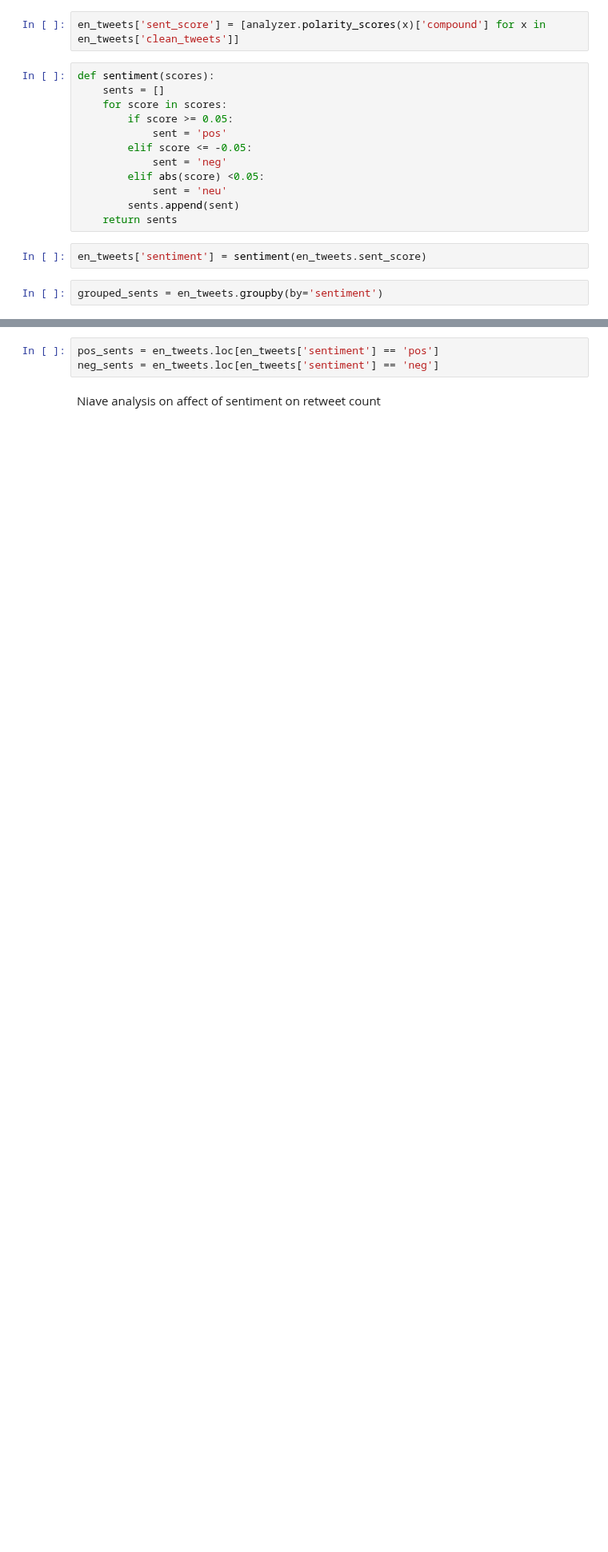
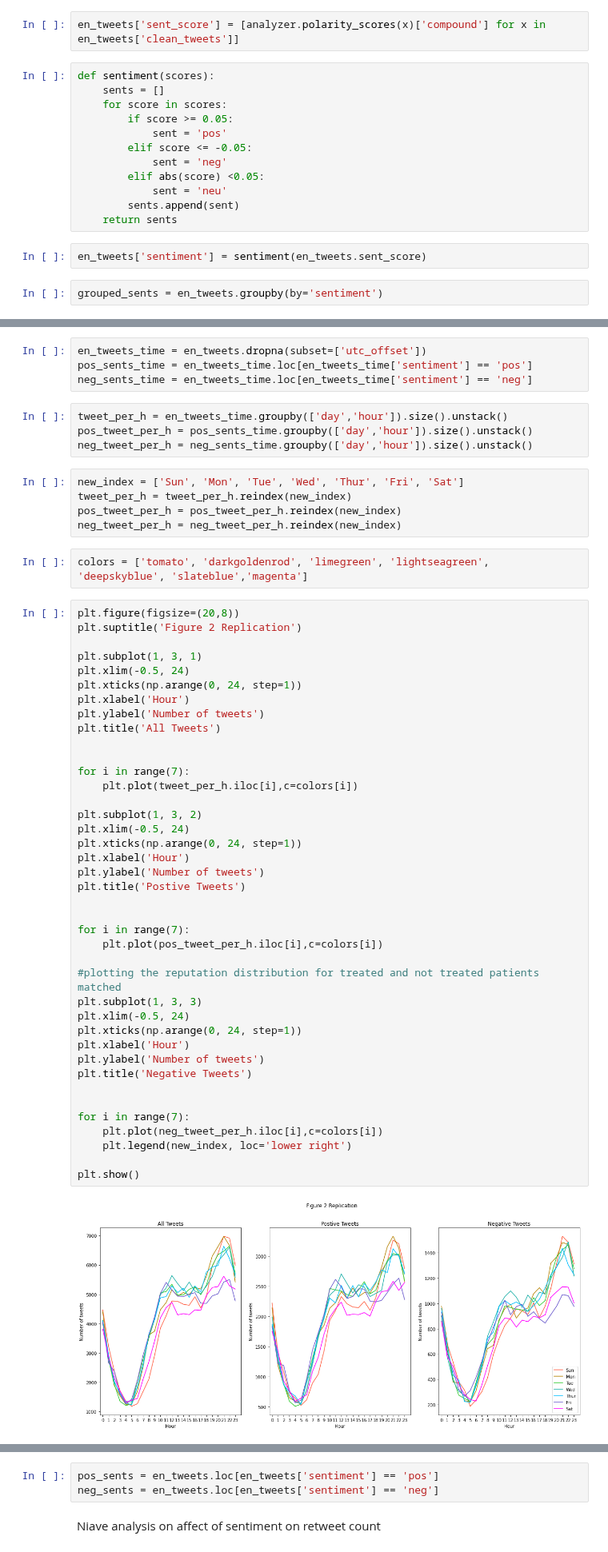
Before and after one commit to epfl-ada/ada-2020-project-milestone-p3-p3_musetti-adaletti, a Jupyter notebook: Creative_extension_analysis.ipynb, the cells around one changed output, grey strips where cells are left out. Shown at 80% size. Cells and saved outputs as stored; diff of their text form; blank space fills up the shorter version.

```diff
--- a/Creative_extension_analysis.ipynb
+++ b/Creative_extension_analysis.ipynb
@@ -278,0 +387,57 @@ plt.show()
+# %%
+en_tweets_time = en_tweets.dropna(subset=['utc_offset'])
+pos_sents_time = en_tweets_time.loc[en_tweets_time['sentiment'] == 'pos']
+neg_sents_time = en_tweets_time.loc[en_tweets_time['sentiment'] == 'neg']
+# %%
+tweet_per_h = en_tweets_time.groupby(['day','hour']).size().unstack()
+pos_tweet_per_h = pos_sents_time.groupby(['day','hour']).size().unstack()
+neg_tweet_per_h = neg_sents_time.groupby(['day','hour']).size().unstack()
+# %%
+new_index = ['Sun', 'Mon', 'Tue', 'Wed', 'Thur', 'Fri', 'Sat']
+tweet_per_h = tweet_per_h.reindex(new_index)
+pos_tweet_per_h = pos_tweet_per_h.reindex(new_index)
+neg_tweet_per_h = neg_tweet_per_h.reindex(new_index)
+# %%
+colors = ['tomato', 'darkgoldenrod', 'limegreen', 'lightseagreen', 'deepskyblue', 'slateblue','magenta']
+# %%
+plt.figure(figsize=(20,8))
+plt.suptitle('Figure 2 Replication')
+
+plt.subplot(1, 3, 1)
+plt.xlim(-0.5, 24)
+plt.xticks(np.arange(0, 24, step=1))
+plt.xlabel('Hour')
+plt.ylabel('Number of tweets')
+plt.title('All Tweets')
+
+
+for i in range(7):
+    plt.plot(tweet_per_h.iloc[i],c=colors[i])
+
+plt.subplot(1, 3, 2)
+plt.xlim(-0.5, 24)
+plt.xticks(np.arange(0, 24, step=1))
+plt.xlabel('Hour')
+plt.ylabel('Number of tweets')
+plt.title('Postive Tweets')
+
+
+for i in range(7):
+    plt.plot(pos_tweet_per_h.iloc[i],c=colors[i])
+
+#plotting the reputation distribution for treated and not treated patients matched
+plt.subplot(1, 3, 3)
+plt.xlim(-0.5, 24)
+plt.xticks(np.arange(0, 24, step=1))
+plt.xlabel('Hour')
+plt.ylabel('Number of tweets')
+plt.title('Negative Tweets')
+
+
+for i in range(7):
+    plt.plot(neg_tweet_per_h.iloc[i],c=colors[i])
+    plt.legend(new_index, loc='lower right')
+
+plt.show()
+# %% [output]
+[figure, added]
```
Also changed, not shown: parts of 51 cells of this notebook.
